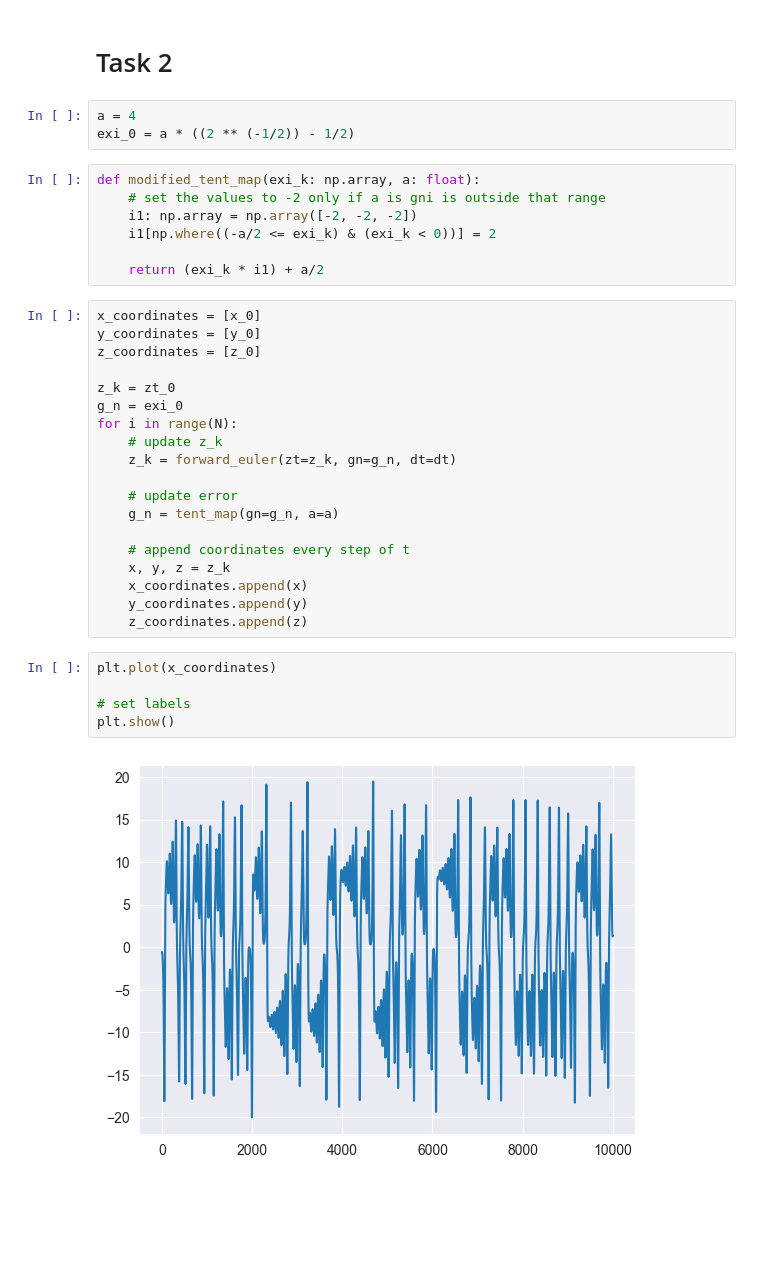
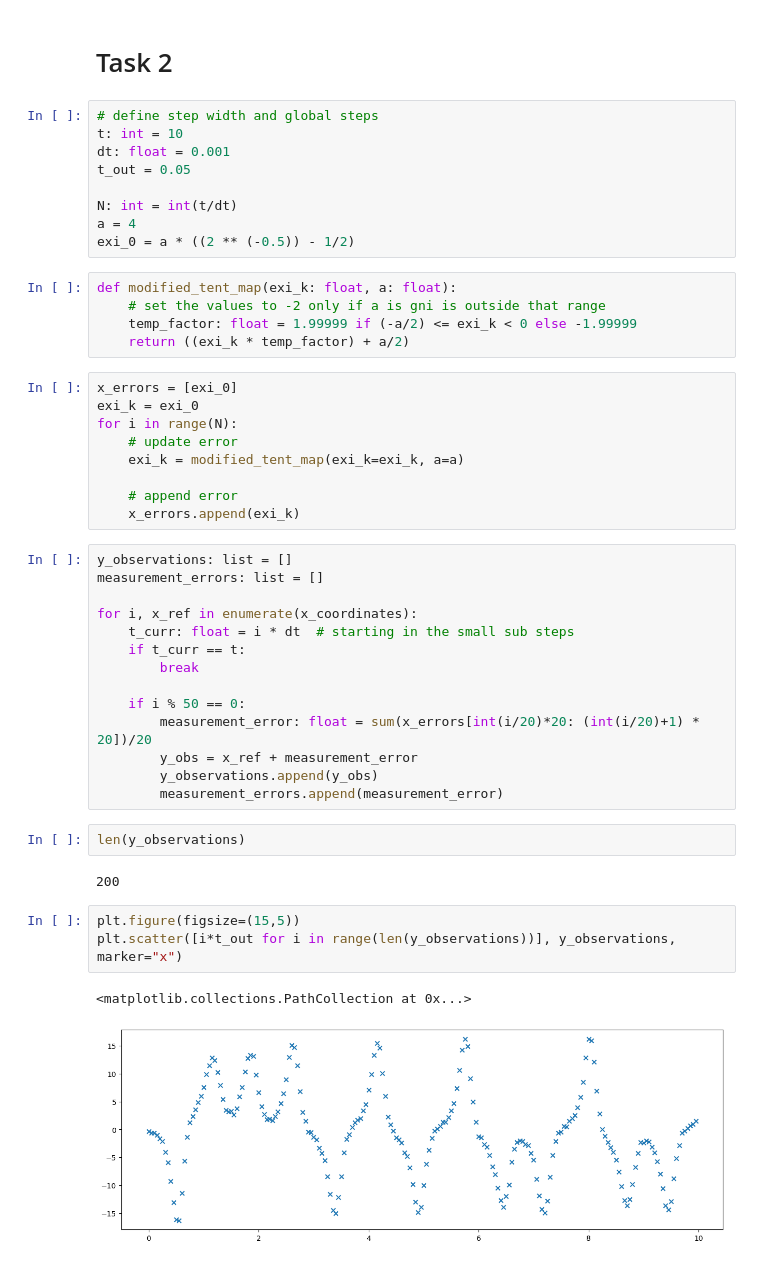
Before and after one commit to Yuvraj-Dhepe/uni_bayesian, a Jupyter notebook: Ex_2/nicolas_version.ipynb, the cells around one changed output. Drawn from its saved outputs; the diff is of its cells as text; blank space fills up the shorter version.

```diff
--- a/Ex_2/nicolas_version.ipynb
+++ b/Ex_2/nicolas_version.ipynb
@@ -104,38 +104,49 @@ plt.show()
 # %% [markdown]
 # Task 2
-# %%
-a = 4
-exi_0 = a * ((2 ** (-1/2)) - 1/2)
+# %%
+# define step width and global steps
+t: int = 10
+dt: float = 0.001
+t_out = 0.05
+
+N: int = int(t/dt)
+a = 4
+exi_0 = a * ((2 ** (-0.5)) - 1/2)
 # %%
-def modified_tent_map(exi_k: np.array, a: float):
+def modified_tent_map(exi_k: float, a: float):
     # set the values to -2 only if a is gni is outside that range
-    i1: np.array = np.array([-2, -2, -2])
-    i1[np.where((-a/2 <= exi_k) & (exi_k < 0))] = 2
-
-    return (exi_k * i1) + a/2
+    temp_factor: float = 1.99999 if (-a/2) <= exi_k < 0 else -1.99999
+    return ((exi_k * temp_factor) + a/2)
-# %%
-x_coordinates = [x_0]
-y_coordinates = [y_0]
-z_coordinates = [z_0]
-
-z_k = zt_0
-g_n = exi_0
-for i in range(N):
-    # update z_k
-    z_k = forward_euler(zt=z_k, gn=g_n, dt=dt)
-
-    # update error
-    g_n = tent_map(gn=g_n, a=a)
-
-    # append coordinates every step of t
-    x, y, z = z_k
-    x_coordinates.append(x)
-    y_coordinates.append(y)
-    z_coordinates.append(z)
-# %%
-plt.plot(x_coordinates)
-
-# set labels
-plt.show()
-# %% [output]
-[figure, removed]
+# %%
+x_errors = [exi_0]
+exi_k = exi_0
+for i in range(N):
+    # update error
+    exi_k = modified_tent_map(exi_k=exi_k, a=a)
+
+    # append error
+    x_errors.append(exi_k)
+# %%
+y_observations: list = []
+measurement_errors: list = []
+
+for i, x_ref in enumerate(x_coordinates):
+    t_curr: float = i * dt  # starting in the small sub steps
+    if t_curr == t:
+        break
+
+    if i % 50 == 0:
+        measurement_error: float = sum(x_errors[int(i/20)*20: (int(i/20)+1) * 20])/20
+        y_obs = x_ref + measurement_error
+        y_observations.append(y_obs)
+        measurement_errors.append(measurement_error)
+# %%
+len(y_observations)
+# %% [output]
+200
+# %%
+plt.figure(figsize=(15,5))
+plt.scatter([i*t_out for i in range(len(y_observations))], y_observations, marker="x")
+# %% [output]
+<matplotlib.collections.PathCollection at 0x...>
+[figure, added]
```
Also changed, not shown: parts of 4 cells of this notebook.
